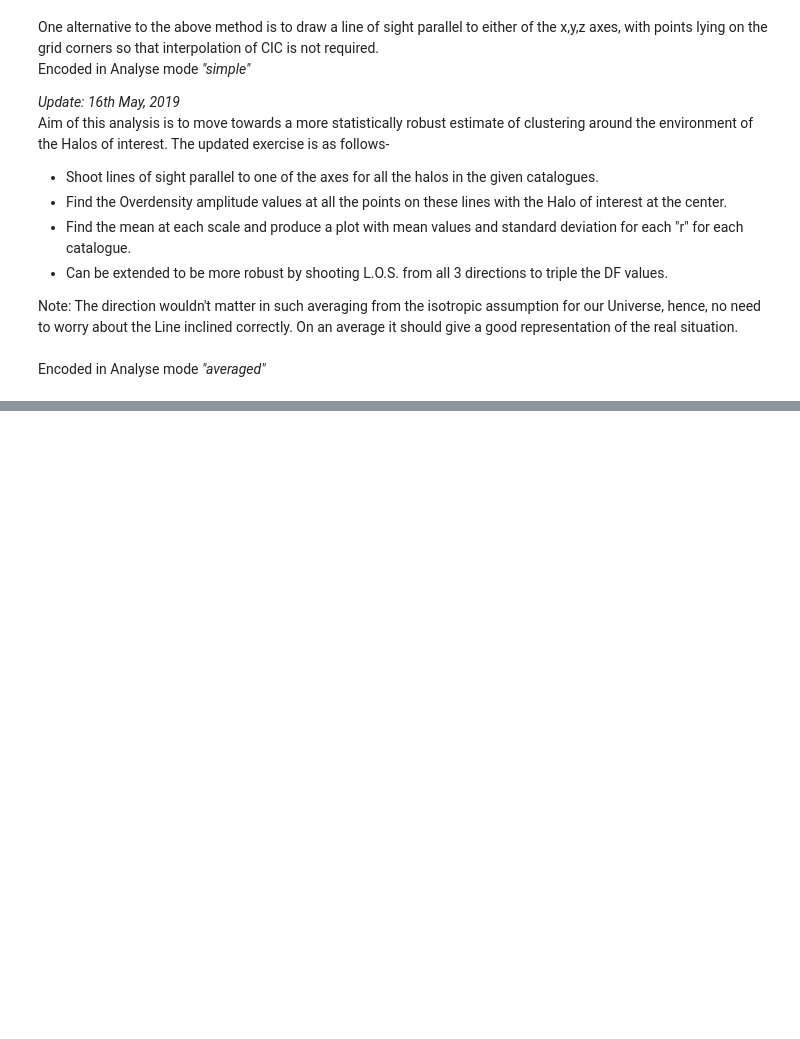
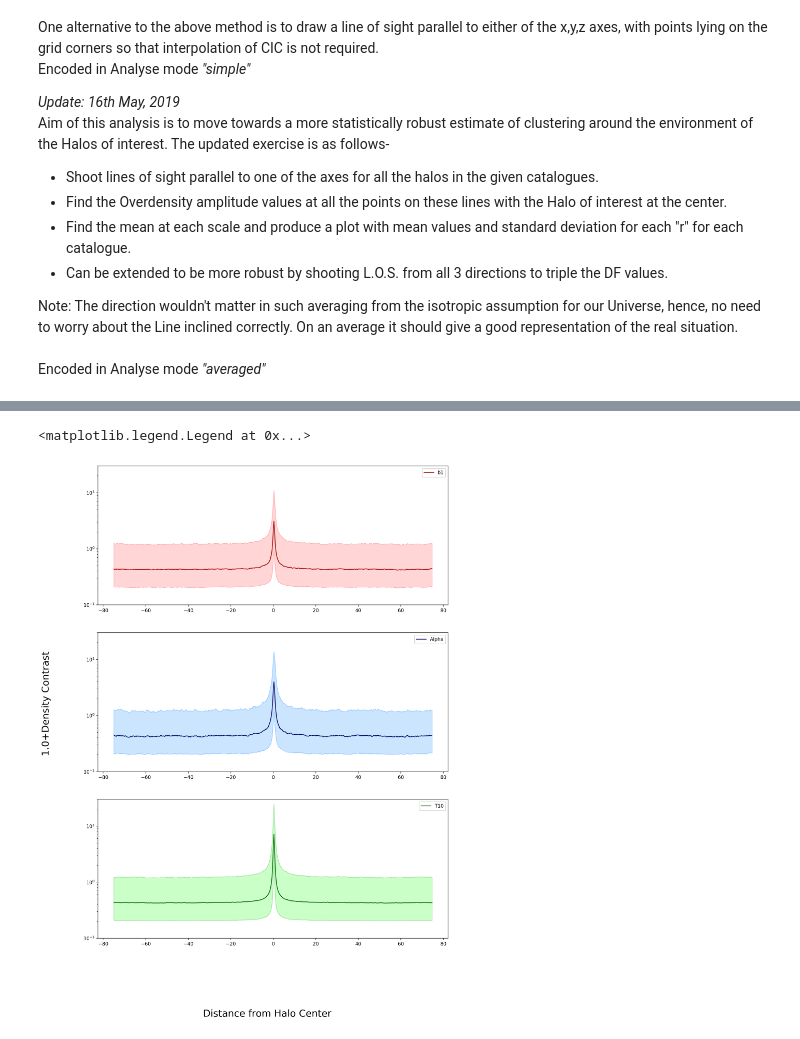
Before and after one commit to Vidhate/DLA-Environment, a Jupyter notebook: Density Field/DensityField.ipynb, the cells around one changed output, grey strips where cells are left out. Drawn from its saved outputs; the diff is of its cells as text; code cells hidden in the pictures; blank space fills up the shorter version.

```diff
--- a/Density Field/DensityField.ipynb
+++ b/Density Field/DensityField.ipynb
@@ -142,7 +142,7 @@ def simpleLOS(halo,direction='x'):
             exit()
 
         p[p>=GridSize]=p[p>=GridSize]-GridSize
-        #p[p<0]=p[p<0]+Lbox   # periodicty of the box considered
+        p[p<0]=p[p<0]+GridSize   # periodicty of the box considered
         df.append(data[p[0],p[1],p[2]])
 
     return np.array(pos),np.array(df)
@@ -218,0 +283,34 @@ TypeError: asymmetricSTD() got an unexpected keyword argument 'axis'
+# %%
+p_b1,df_b1,pt16_b1,pt84_b1=averagedLOSv2(0,'all')
+p_alpha,df_alpha,pt16_alpha,pt84_alpha=averagedLOSv2(1,'all')
+p_t10,df_t10,pt16_t10,pt84_t10=averagedLOSv2(2,'all')
+# %%
+# This cell is specifically made to run the averagedLOSv2() function because of more complex plotting details.
+
+fig,ax=plt.subplots(nrows=3, ncols=1, sharex=True, sharey=True, figsize=(13,18),dpi=200)
+fig.text(0.5, 0.0, 'Distance from Halo Center', ha='center',fontsize=20)
+fig.text(0.0, 0.5, '1.0+Density Contrast', va='center', rotation='vertical',fontsize=20)
+
+plt.subplot(3,1,1)
+plt.plot(p_b1, df_b1, 'k', color='#A30000',label="b1")
+plt.fill_between(p_b1, pt84_b1, pt16_b1,alpha=0.5, edgecolor='#FF6B6B', facecolor='#FFADAD')
+plt.ylim([0.1,3e1])
+plt.yscale('log')
+plt.legend()
+
+plt.subplot(3,1,2)
+plt.plot(p_alpha, df_alpha, 'k', color='#00086B',label="Alpha")
+plt.fill_between(p_alpha, pt84_alpha, pt16_alpha,alpha=0.5, edgecolor='#3a9cff', facecolor='#9bcdff')
+plt.ylim([0.1,3e1])
+plt.yscale('log')
+plt.legend()
+
+plt.subplot(3,1,3)
+plt.plot(p_t10, df_t10, 'k', color='#036800',label="T10")
+plt.fill_between(p_t10, pt84_t10, pt16_t10,alpha=0.5, edgecolor='#49c145', facecolor='#96ff93')
+plt.ylim([0.1,3e1])
+plt.yscale('log')
+plt.legend()
+# %% [output]
+<matplotlib.legend.Legend at 0x...>
+[figure, added]
```
Also changed, not shown: parts of 8 cells of this notebook, 6 other files.
